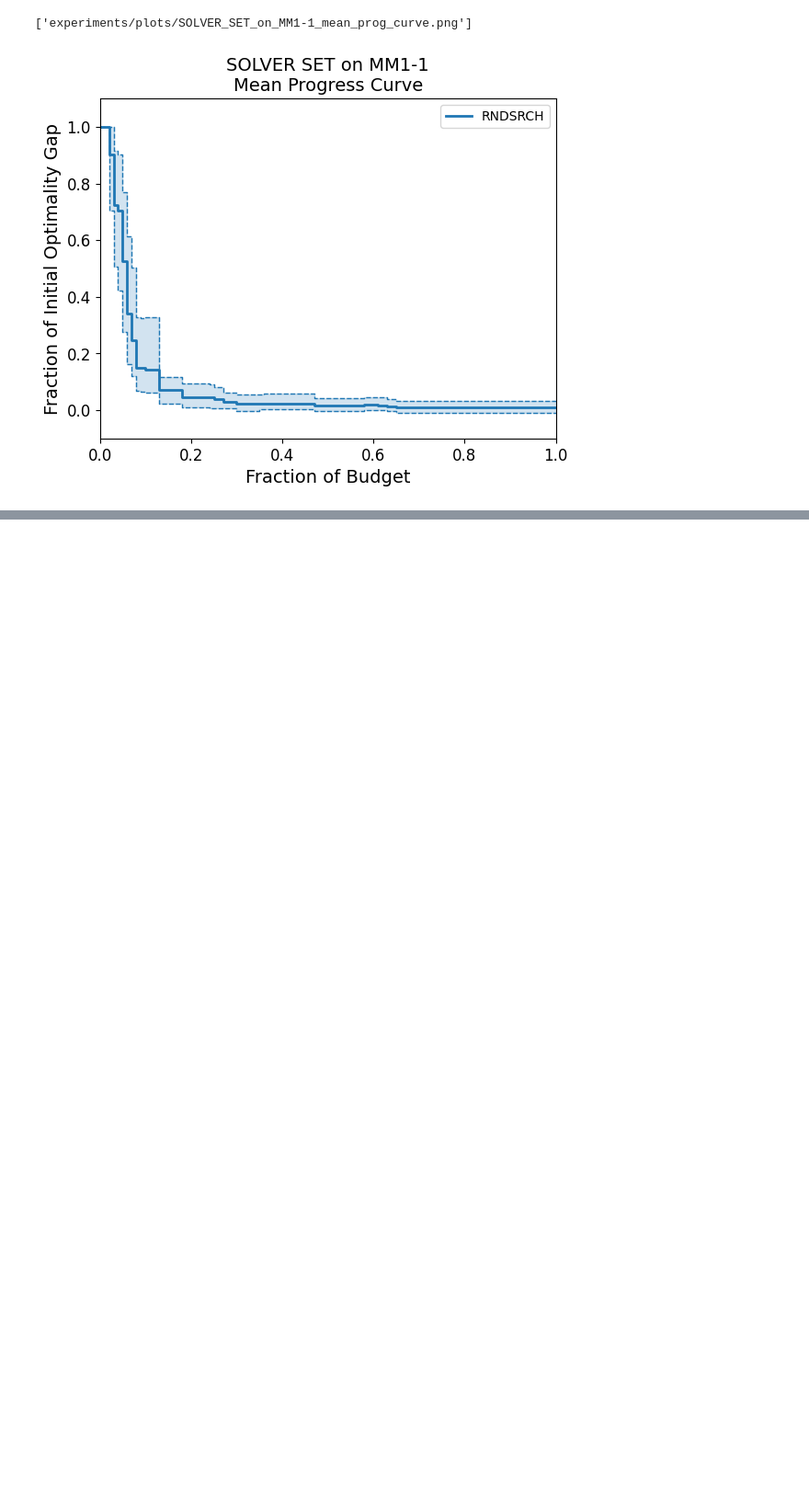
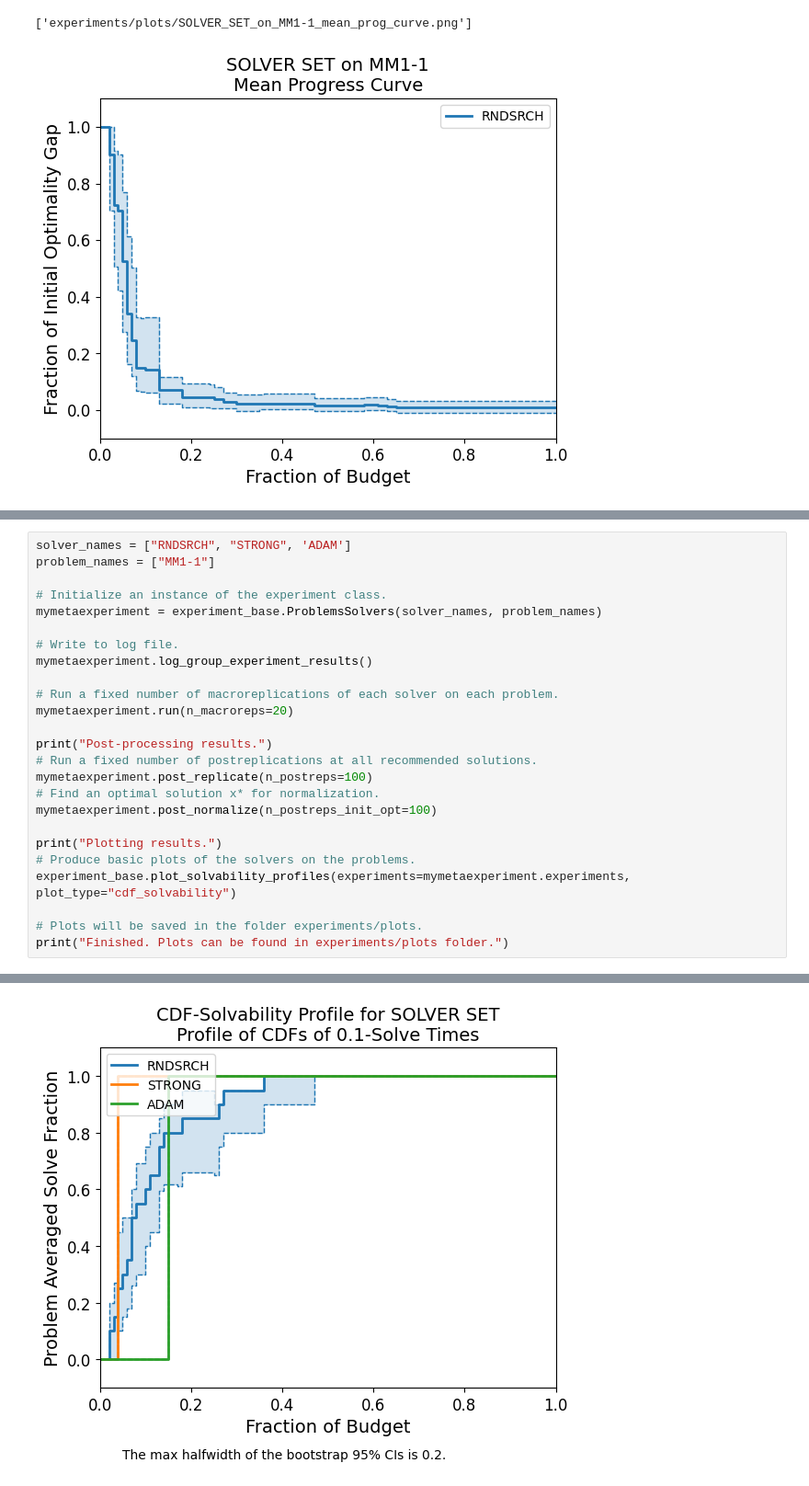
Before and after one commit to grahamburgess3/homeless_services, a Jupyter notebook: 07_so_with_simopt_lib.ipynb, the cells around one changed output, grey strips where cells are left out. Shown at 92% size. Drawn from its saved outputs; the diff is of its cells as text; blank space fills up the shorter version.

Commit message:
experiment with multiple solvers on MM1 problem

```diff
--- a/07_so_with_simopt_lib.ipynb
+++ b/07_so_with_simopt_lib.ipynb
@@ -237,0 +240,26 @@ experiment_base.plot_progress_curves(experiments=[myexperiment], plot_type="mean
+# %%
+solver_names = ["RNDSRCH", "STRONG", 'ADAM']
+problem_names = ["MM1-1"]
+
+# Initialize an instance of the experiment class.
+mymetaexperiment = experiment_base.ProblemsSolvers(solver_names, problem_names)
+
+# Write to log file.
+mymetaexperiment.log_group_experiment_results()
+
+# Run a fixed number of macroreplications of each solver on each problem.
+mymetaexperiment.run(n_macroreps=20)
+
+print("Post-processing results.")
+# Run a fixed number of postreplications at all recommended solutions.
+mymetaexperiment.post_replicate(n_postreps=100)
+# Find an optimal solution x* for normalization.
+mymetaexperiment.post_normalize(n_postreps_init_opt=100)
+
+print("Plotting results.")
+# Produce basic plots of the solvers on the problems.
+experiment_base.plot_solvability_profiles(experiments=mymetaexperiment.experiments, plot_type="cdf_solvability")
+
+# Plots will be saved in the folder experiments/plots.
+print("Finished. Plots can be found in experiments/plots folder.")
+# %% [output]
@@ -237,0 +283 @@ experiment_base.plot_progress_curves(experiments=[myexperiment], plot_type="mean
+[figure, added]
```
Also changed, not shown: parts of 3 cells of this notebook.
